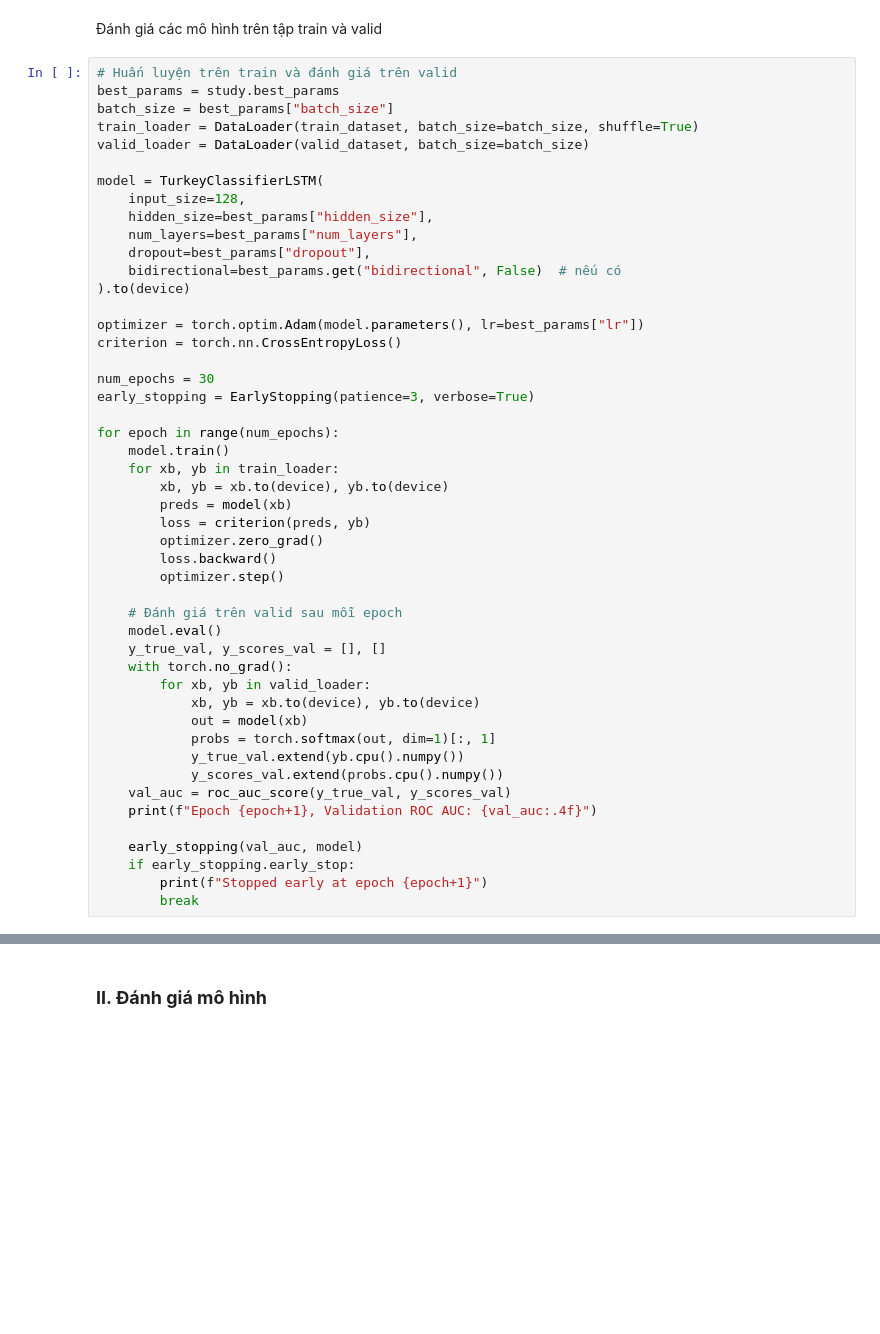
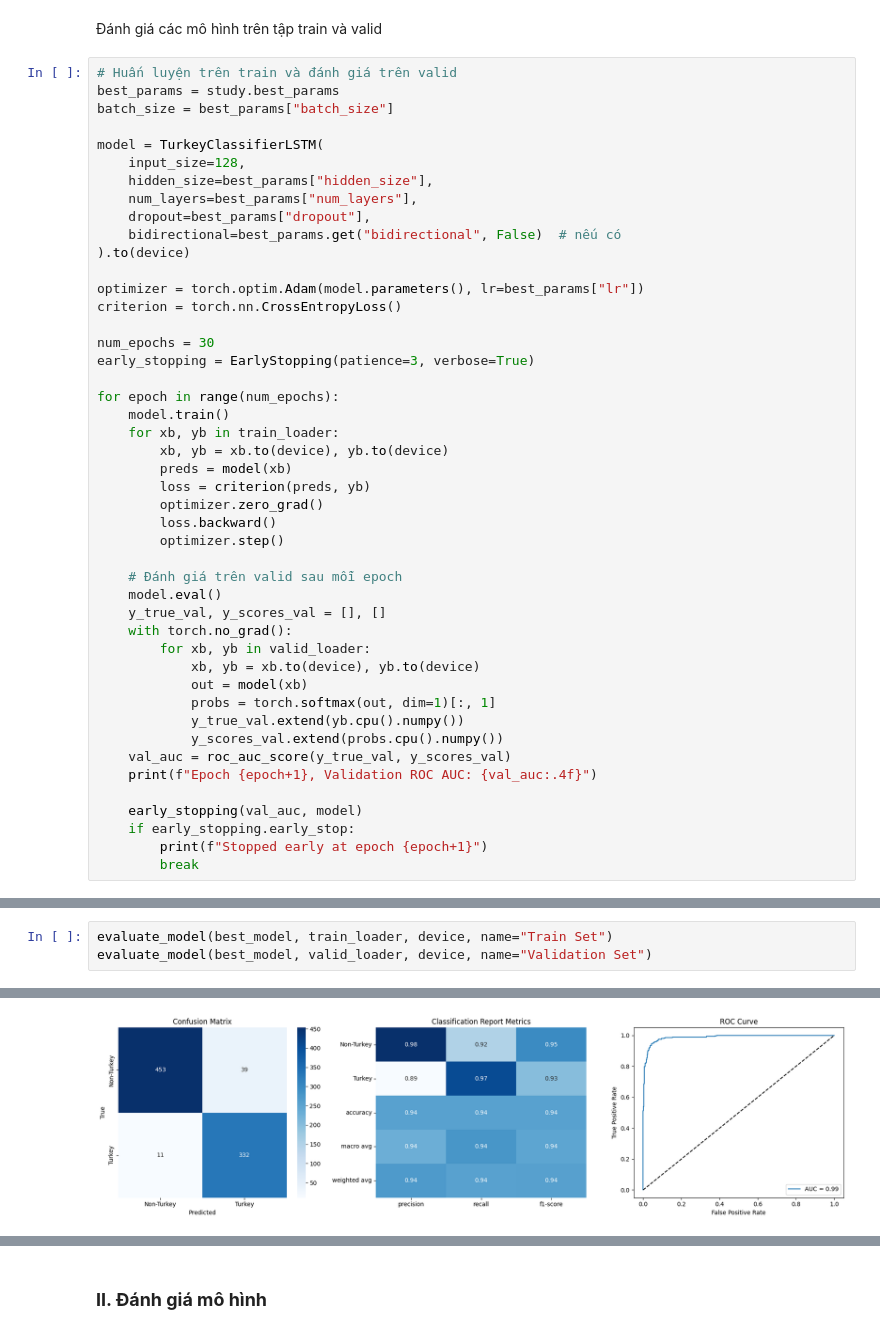
Before and after one commit to MyTruong28022004/Machine_Learning, a Jupyter notebook: Phase_3/RNN_final.ipynb, the cells around one changed output, grey strips where cells are left out. Saved outputs shown, nothing was run; the diff lists cells and outputs as text; blank space fills up the shorter version.

```diff
--- a/Phase_3/RNN_final.ipynb
+++ b/Phase_3/RNN_final.ipynb
@@ -307,8 +305,6 @@ Best ROC AUC: 0.9892824174479774
 # Huấn luyện trên train và đánh giá trên valid
 best_params = study.best_params
 batch_size = best_params["batch_size"]
-train_loader = DataLoader(train_dataset, batch_size=batch_size, shuffle=True)
-valid_loader = DataLoader(valid_dataset, batch_size=batch_size)
 
 model = TurkeyClassifierLSTM(
     input_size=128,
@@ -555,0 +443,4 @@ Stopped early at epoch 8
+# %%
+evaluate_model(best_model, train_loader, device, name="Train Set")
+evaluate_model(best_model, valid_loader, device, name="Validation Set")
+# %% [output]
@@ -555,0 +458 @@ Stopped early at epoch 8
+[figure, added]
```
Also changed, not shown: parts of 19 cells of this notebook, 1 other file.
